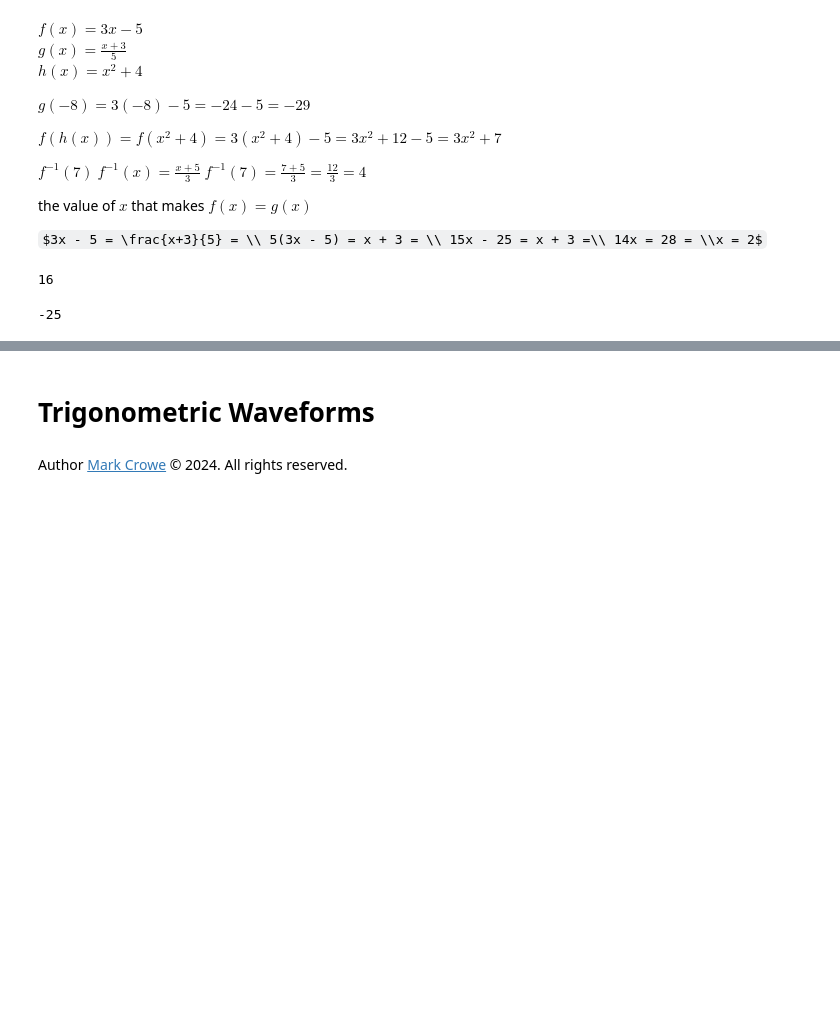
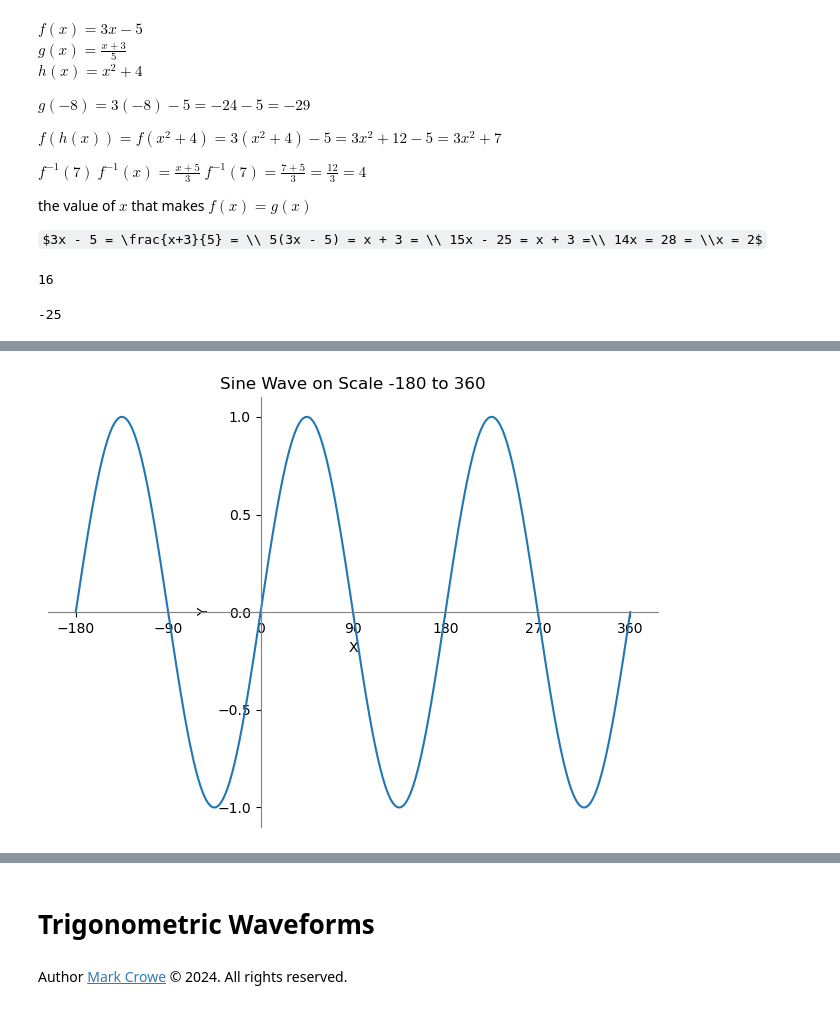
Before and after one commit to marcocrowe/learn-computer-maths, a Jupyter notebook: functions.ipynb, the cells around one changed output, grey strips where cells are left out. Cells and saved outputs as stored; diff of their text form; code cells hidden in the pictures; some formulas as TeX source; blank space fills up the shorter version.

```diff
--- a/functions.ipynb
+++ b/functions.ipynb
@@ -78,0 +155,7 @@ def graph_function(x_values, y_values, title, x_label, y_label):
+# %%
+# Sin2x
+x_values = linspace(-180, 360, 1_000)  # Range from -180 to 360
+y_values = sin(2 * x_values * pi / 180)  # Convert degrees to radians for x2
+graph_function(x_values, y_values, "Sine Wave on Scale -180 to 360", "X", "Y")
+# %% [output]
+[figure, added]
```
Also changed, not shown: parts of 6 cells of this notebook.
